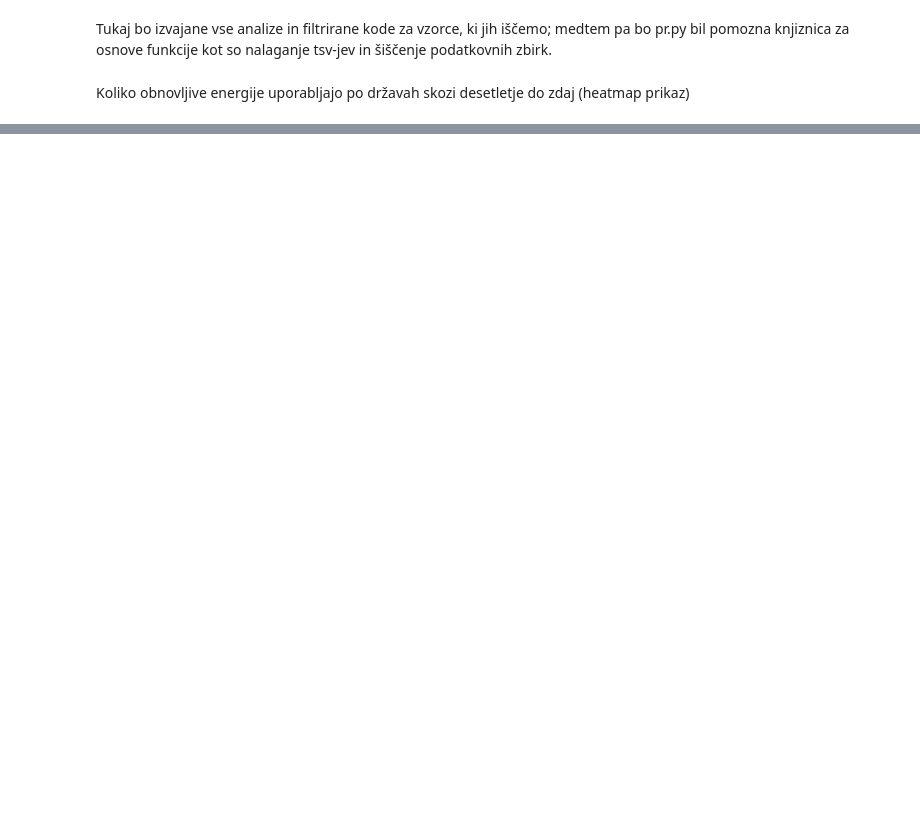
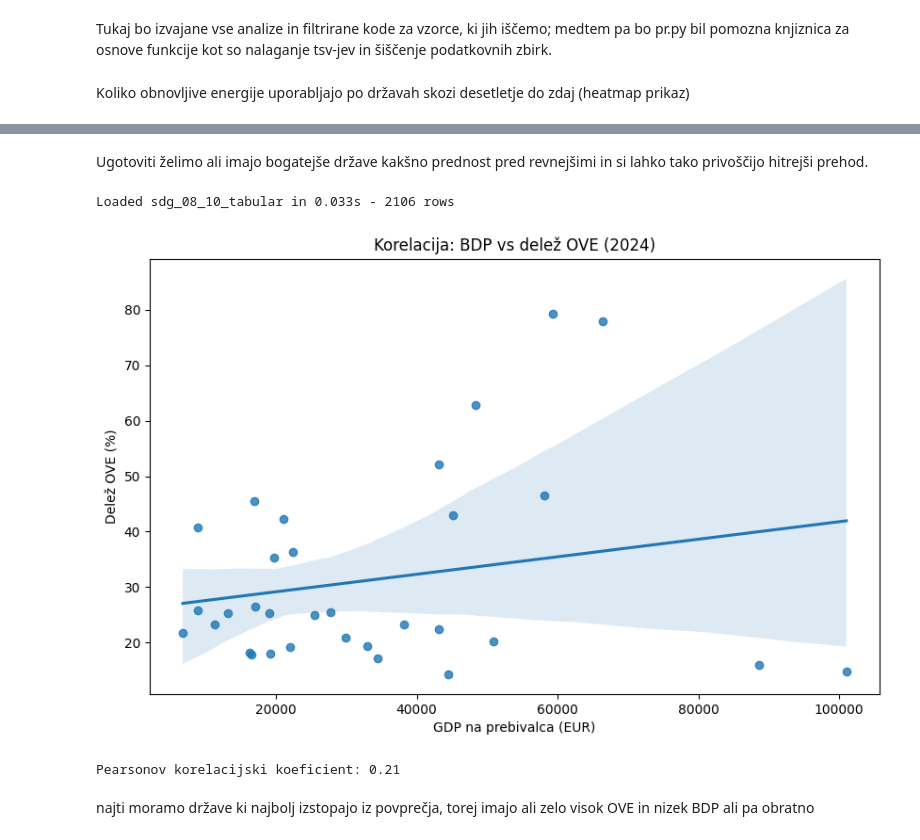
Before and after one commit to Zignov/PR---Evropska-Energetika, a Jupyter notebook: analysis.ipynb, the cells around one changed output, grey strips where cells are left out. Saved outputs shown, nothing was run; the diff lists cells and outputs as text; code cells hidden in the pictures; blank space fills up the shorter version.

Commit message:
Dodajanje povezave med GDP in OVE ter VMESNO.md

```diff
--- a/analysis.ipynb
+++ b/analysis.ipynb
@@ -88,0 +159,60 @@ print(df_pred[['drzava', 'zadnje_leto', 'napoved_2030', 'dosega_cilj']])
+# %% [markdown]
+Ugotoviti želimo ali imajo bogatejše države kakšno prednost pred revnejšimi in si lahko tako privoščijo hitrejši prehod.
+# %%
+from sklearn.linear_model import LinearRegression
+import numpy as np
+
+# Uvoz in dodajanje imen
+df_gdp_raw = load_tsv("sdg_08_10_tabular", "data")
+df_gdp = add_country_names(df_gdp_raw)
+
+zadnje_leto = pivot_df.columns[-1]
+
+
+df_gdp_fix = df_gdp[
+    (df_gdp["unit"].str.contains("CLV", na=False)) &
+    (df_gdp["unit"].str.contains("EUR_HAB", na=False)) &
+    (df_gdp["year"] == zadnje_leto) &
+    (df_gdp["value"] > 1000)
+].copy()
+
+#Združevanje
+analiza_df = pd.DataFrame({
+    "OVE_delez": pivot_df[zadnje_leto],
+    "CAGR": cagr_s
+}).merge(df_gdp_fix[['drzava', 'value']], left_index=True, right_on='drzava')
+
+analiza_df.rename(columns={'value': 'GDP_per_capita'}, inplace=True)
+
+# ćiščenje praznih vrednosti
+analiza_clean = analiza_df.copy()
+analiza_clean['GDP_per_capita'] = pd.to_numeric(analiza_clean['GDP_per_capita'], errors='coerce')
+analiza_clean['OVE_delez'] = pd.to_numeric(analiza_clean['OVE_delez'], errors='coerce')
+
+# odstranimo vrednosti kjer ni obeh podatkov
+analiza_clean = analiza_clean.dropna(subset=['GDP_per_capita', 'OVE_delez'])
+
+#Regresija
+if not analiza_clean.empty:
+    X = analiza_clean[['GDP_per_capita']].values
+    y = analiza_clean['OVE_delez'].values
+
+    model = LinearRegression().fit(X, y)
+    analiza_clean["ostanek"] = y - model.predict(X)
+
+
+    plt.figure(figsize=(10, 6))
+    sns.regplot(data=analiza_clean, x="GDP_per_capita", y="OVE_delez")
+    plt.title(f"Korelacija: BDP vs delež OVE ({zadnje_leto})")
+    plt.xlabel("GDP na prebivalca (EUR)")
+    plt.ylabel("Delež OVE (%)")
+    plt.show()
+
+    korelacija = analiza_clean['GDP_per_capita'].corr(analiza_clean['OVE_delez'])
+    print(f"Pearsonov korelacijski koeficient: {korelacija:.2f}")
+# %% [output]
+Loaded sdg_08_10_tabular in 0.033s - 2106 rows
+[figure, added]
+Pearsonov korelacijski koeficient: 0.21
+# %% [markdown]
+najti moramo države ki najbolj izstopajo iz povprečja, torej imajo ali zelo visok OVE in nizek BDP ali pa obratno
```
Also changed, not shown: parts of 5 cells of this notebook, 6 other files.
